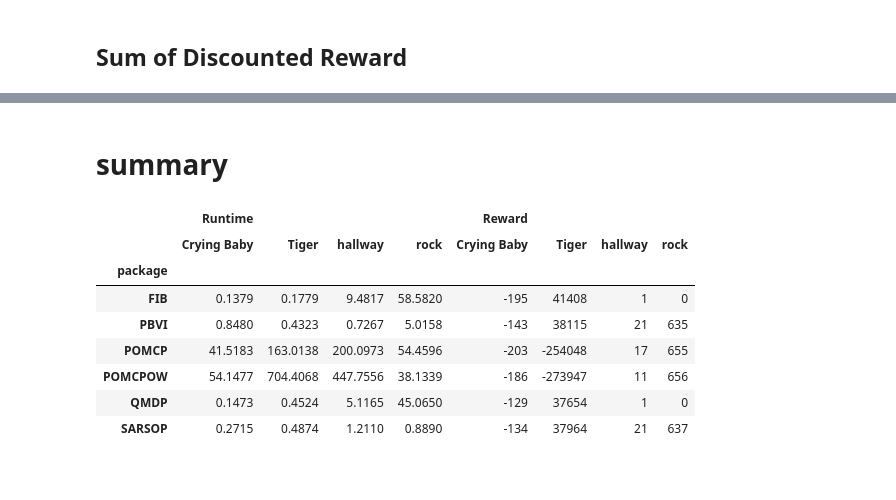
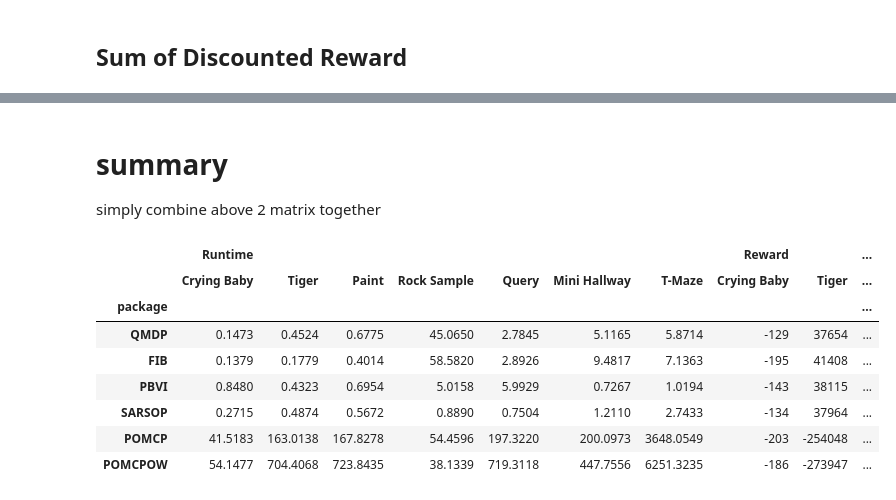
Before and after one commit to aliceyshu/8010_project, a Jupyter notebook: results/summary_results.ipynb, the cells around one changed output, grey strips where cells are left out. Cells and saved outputs as stored; diff of their text form; code cells hidden in the pictures.

Commit message:
update paint & query result

```diff
--- a/results/summary_results.ipynb
+++ b/results/summary_results.ipynb
@@ -165,0 +235,6 @@ Name: sum_discount_reward, dtype: int64
+# %%
+query_runtime = df2["runtime"]
+print(query_runtime)
+
+query_sum_discounted = df2["sum_discount_reward"]
+print(query_sum_discounted)
@@ -324,11 +395,19 @@ concatenated1.style.format('{:.4f}').background_gradient(axis=0,cmap="Pastel2").
 # %% [markdown]
 ## Sum of Discounted Reward
 # %%
-concatenated2 = pd.concat([ baby_sum_discounted, tiger_sum_discounted, miniHallway_sum_discounted, rock_sum_discounted], axis=1)
+concatenated2 = pd.concat([ baby_sum_discounted, tiger_sum_discounted, paint_sum_discounted,
+                           rock_sum_discounted, query_sum_discounted, miniHallway_sum_discounted,
+                           tMaze_sum_discounted], axis=1)
 concatenated2.columns.values[0] = 'Crying Baby'
 concatenated2.columns.values[1] = 'Tiger'
-concatenated2.columns.values[2] = 'Mini Hallway'
-concatenated2.columns.values[3] = 'Rcok Sample'
+concatenated2.columns.values[2] = 'Paint'
+concatenated2.columns.values[3] = 'Rock Sample'
+concatenated2.columns.values[4] = 'Query'
+concatenated2.columns.values[5] = 'Mini Hallway'
+concatenated2.columns.values[6] = 'T-Maze'
+custom_order = {'IP':0, 'QMDP':1,'FIB':2,'PBVI':3,
+                'SARSOP':4,'POMCP':5,'POMCPOW':6}
+concatenated2 =concatenated2.sort_values(by=['package'], key=lambda x: x.map(custom_order))
 
 concatenated2.style.format('{:.4f}').background_gradient(axis=0,cmap="Pastel1").apply(
     lambda col: ['font-weight:bold' if x==col.max() else ''
@@ -345,26 +424,37 @@ concatenated2.style.format('{:.4f}').background_gradient(axis=0,cmap="Pastel1").
-# %% [markdown]
-# summary
+# %% [markdown]
+# summary
+simply combine above 2 matrix together
 # %%
-y = [('Runtime','Crying Baby'), ('Runtime','Tiger'),
-     ('Runtime','hallway'), ('Runtime','rock'),
-     ('Reward','Crying Baby'), ('Reward','Tiger'),
-     ('Reward','hallway'), ('Reward','rock')]
+runtime_list = [('Runtime','Crying Baby'), ('Runtime','Tiger'),
+               ('Runtime','Paint'), ('Runtime','Rock Sample'),
+               ('Runtime','Query'), ('Runtime','Mini Hallway'),
+               ('Runtime','T-Maze')]
+reward_list = [('Reward','Crying Baby'), ('Reward','Tiger'),
+               ('Reward','Paint'), ('Reward','Rock Sample'),
+               ('Reward','Query'), ('Reward','Mini Hallway'),
+               ('Reward','T-Maze')]
+y = runtime_list + reward_list
 s =  pd.concat([concatenated1,concatenated2], axis=1)
 s.columns = pd.MultiIndex.from_tuples(y)
+
 s.style.format('{:.4f}').apply(
     lambda col: ['font-weight:bold' if (
-         (x==col.min()and col.name in [('Runtime','Crying Baby'),('Runtime','Tiger'),('Runtime','hallway') ,('Runtime','rock')]) or
-         (x==col.max() and col.name in [ ('Reward','Crying Baby'), ('Reward','Tiger'),('Reward','hallway'), ('Reward', 'rock')])) else ''
+         (x==col.min()and col.name in runtime_list) or
+         (x==col.max() and col.name in reward_list)) else ''
                  for x in col])
+
+custom_order = {'IP':0, 'QMDP':1,'FIB':2,'PBVI':3,
+                'SARSOP':4,'POMCP':5,'POMCPOW':6}
+s=s.sort_values(by=['package'], key=lambda x: x.map(custom_order))
 s.to_csv("summary.csv")
 s
 # %% [output]
-|  | Runtime |  |  |  | Reward |  |  |  |
-|  | Crying Baby | Tiger | hallway | rock | Crying Baby | Tiger | hallway | rock |
-| package |  |  |  |  |  |  |  |  |
-| FIB | 0.1379 | 0.1779 | 9.4817 | 58.5820 | -195 | 41408 | 1 | 0 |
-| PBVI | 0.8480 | 0.4323 | 0.7267 | 5.0158 | -143 | 38115 | 21 | 635 |
-| POMCP | 41.5183 | 163.0138 | 200.0973 | 54.4596 | -203 | -254048 | 17 | 655 |
-| POMCPOW | 54.1477 | 704.4068 | 447.7556 | 38.1339 | -186 | -273947 | 11 | 656 |
-| QMDP | 0.1473 | 0.4524 | 5.1165 | 45.0650 | -129 | 37654 | 1 | 0 |
-| SARSOP | 0.2715 | 0.4874 | 1.2110 | 0.8890 | -134 | 37964 | 21 | 637 |
+|  | Runtime |  |  |  |  |  |  | Reward |  | ... |
+|  | Crying Baby | Tiger | Paint | Rock Sample | Query | Mini Hallway | T-Maze | Crying Baby | Tiger | ... |
+| package |  |  |  |  |  |  |  |  |  | ... |
+| QMDP | 0.1473 | 0.4524 | 0.6775 | 45.0650 | 2.7845 | 5.1165 | 5.8714 | -129 | 37654 | ... |
+| FIB | 0.1379 | 0.1779 | 0.4014 | 58.5820 | 2.8926 | 9.4817 | 7.1363 | -195 | 41408 | ... |
+| PBVI | 0.8480 | 0.4323 | 0.6954 | 5.0158 | 5.9929 | 0.7267 | 1.0194 | -143 | 38115 | ... |
+| SARSOP | 0.2715 | 0.4874 | 0.5672 | 0.8890 | 0.7504 | 1.2110 | 2.7433 | -134 | 37964 | ... |
+| POMCP | 41.5183 | 163.0138 | 167.8278 | 54.4596 | 197.3220 | 200.0973 | 3648.0549 | -203 | -254048 | ... |
+| POMCPOW | 54.1477 | 704.4068 | 723.8435 | 38.1339 | 719.3118 | 447.7556 | 6251.3235 | -186 | -273947 | ... |
```
Also changed, not shown: parts of 14 cells of this notebook, 16 other files.
